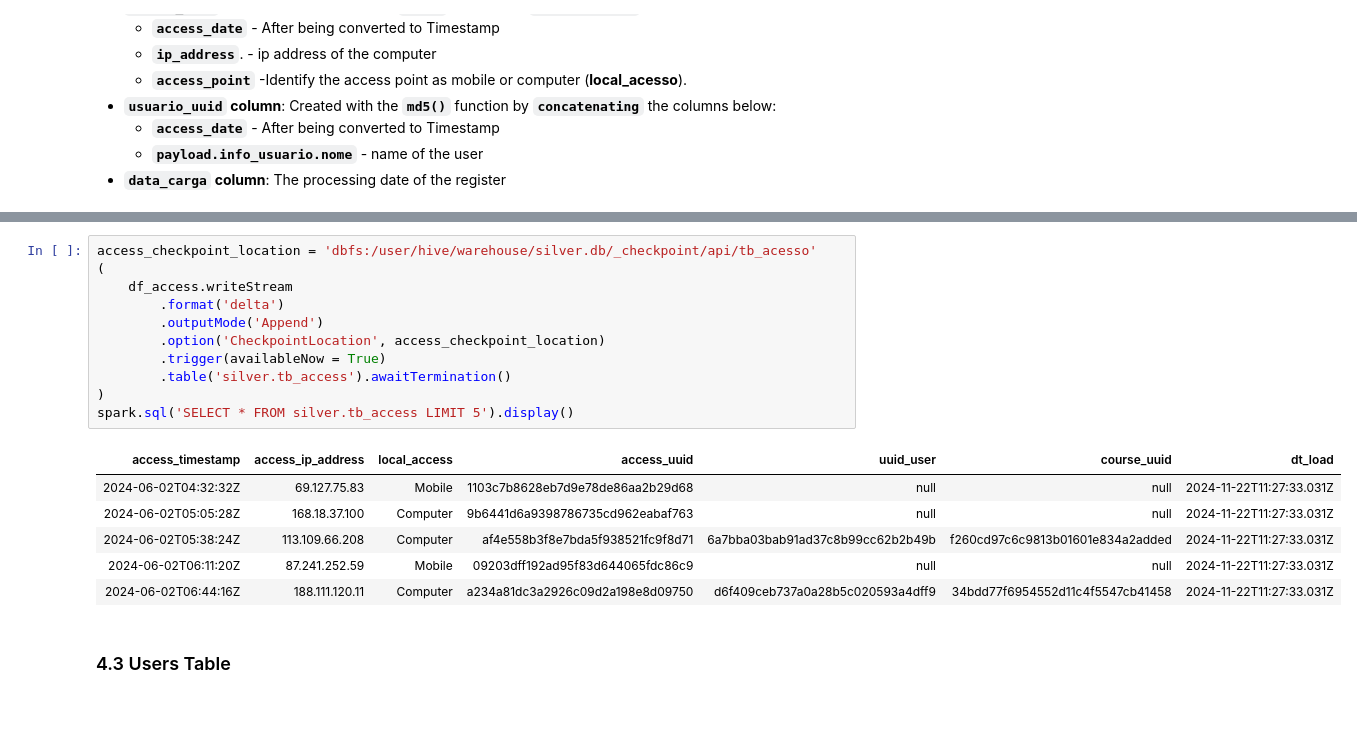
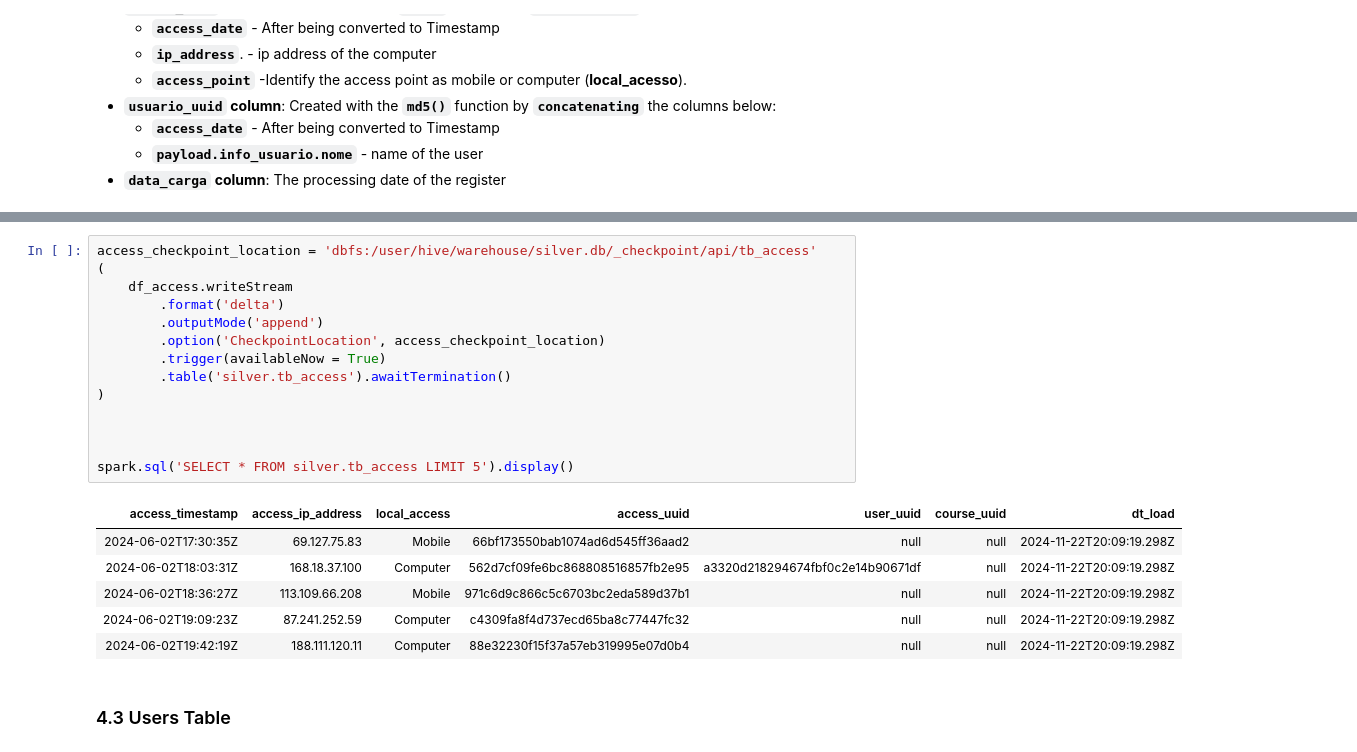
Before and after one commit to jmcabreira/DataPipeline-DataBricks, a Jupyter notebook: Load_Silver_Zone.ipynb, the cells around one changed output, grey strips where cells are left out. Saved outputs shown, nothing was run; the diff lists cells and outputs as text; blank space fills up the shorter version.

```diff
--- a/Load_Silver_Zone.ipynb
+++ b/Load_Silver_Zone.ipynb
@@ -162,20 +168,23 @@ O Spark Structured Streaming permite o uso do tipo de **trigger availableNow**.
 # %%
-access_checkpoint_location = 'dbfs:/user/hive/warehouse/silver.db/_checkpoint/api/tb_acesso'
+access_checkpoint_location = 'dbfs:/user/hive/warehouse/silver.db/_checkpoint/api/tb_access'
 (
     df_access.writeStream
         .format('delta')
-        .outputMode('Append')
+        .outputMode('append')
         .option('CheckpointLocation', access_checkpoint_location)
         .trigger(availableNow = True)
         .table('silver.tb_access').awaitTermination()
 )
+
+
+
 spark.sql('SELECT * FROM silver.tb_access LIMIT 5').display()
 # %% [output]
-| access_timestamp | access_ip_address | local_access | access_uuid | uuid_user | course_uuid | dt_load |
-| 2024-06-02T04:32:32Z | 69.127.75.83 | Mobile | 1103c7b8628eb7d9e78de86aa2b29d68 | null | null | 2024-11-22T11:27:33.031Z |
-| 2024-06-02T05:05:28Z | 168.18.37.100 | Computer | 9b6441d6a9398786735cd962eabaf763 | null | null | 2024-11-22T11:27:33.031Z |
-| 2024-06-02T05:38:24Z | 113.109.66.208 | Computer | af4e558b3f8e7bda5f938521fc9f8d71 | 6a7bba03bab91ad37c8b99cc62b2b49b | f260cd97c6c9813b01601e834a2added | 2024-11-22T11:27:33.031Z |
-| 2024-06-02T06:11:20Z | 87.241.252.59 | Mobile | 09203dff192ad95f83d644065fdc86c9 | null | null | 2024-11-22T11:27:33.031Z |
-| 2024-06-02T06:44:16Z | 188.111.120.11 | Computer | a234a81dc3a2926c09d2a198e8d09750 | d6f409ceb737a0a28b5c020593a4dff9 | 34bdd77f6954552d11c4f5547cb41458 | 2024-11-22T11:27:33.031Z |
+| access_timestamp | access_ip_address | local_access | access_uuid | user_uuid | course_uuid | dt_load |
+| 2024-06-02T17:30:35Z | 69.127.75.83 | Mobile | 66bf173550bab1074ad6d545ff36aad2 | null | null | 2024-11-22T20:09:19.298Z |
+| 2024-06-02T18:03:31Z | 168.18.37.100 | Computer | 562d7cf09fe6bc868808516857fb2e95 | a3320d218294674fbf0c2e14b90671df | null | 2024-11-22T20:09:19.298Z |
+| 2024-06-02T18:36:27Z | 113.109.66.208 | Mobile | 971c6d9c866c5c6703bc2eda589d37b1 | null | null | 2024-11-22T20:09:19.298Z |
+| 2024-06-02T19:09:23Z | 87.241.252.59 | Computer | c4309fa8f4d737ecd65ba8c77447fc32 | null | null | 2024-11-22T20:09:19.298Z |
+| 2024-06-02T19:42:19Z | 188.111.120.11 | Computer | 88e32230f15f37a57eb319995e07d0b4 | null | null | 2024-11-22T20:09:19.298Z |
 # %% [markdown]
 ### 4.3 Users Table
```
Also changed, not shown: parts of 19 cells of this notebook.
